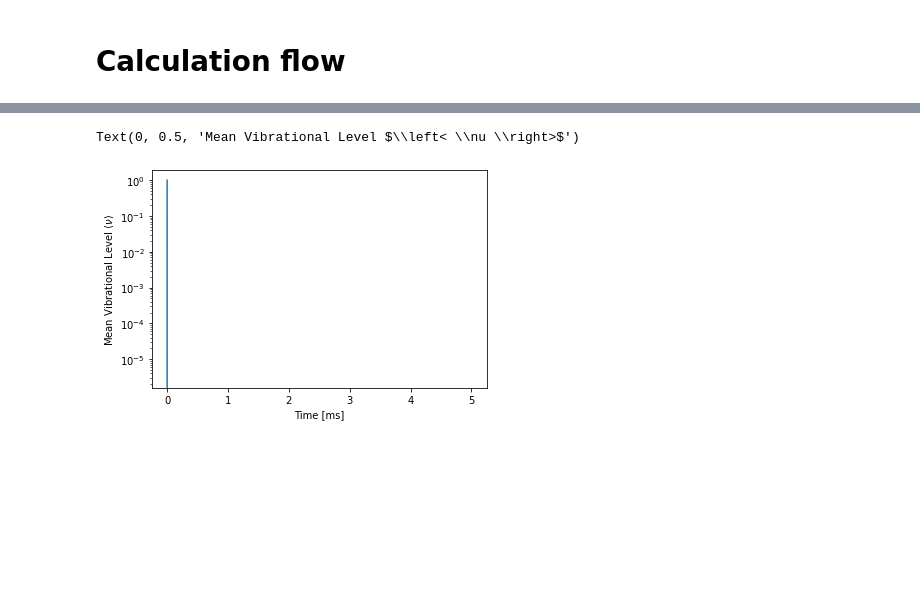
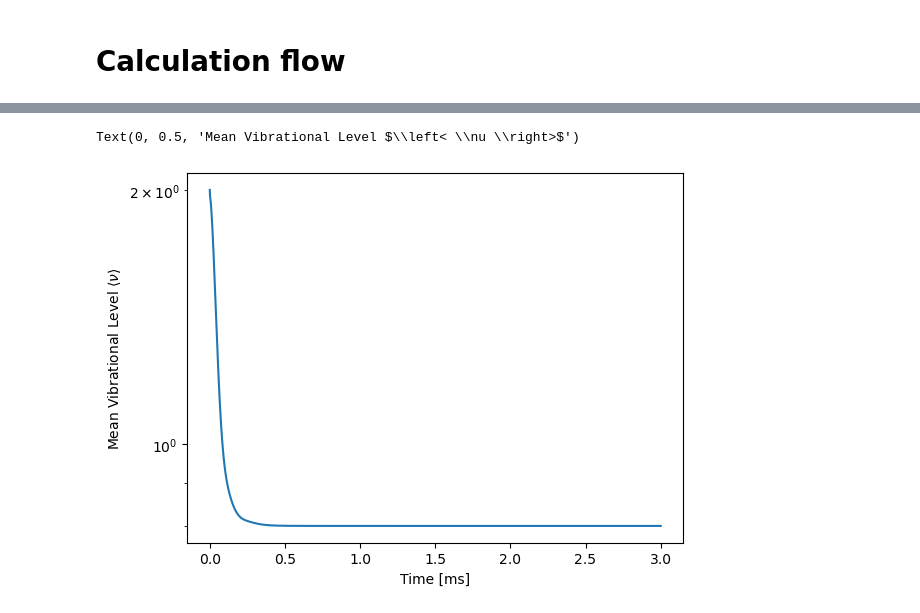
Before and after one commit to HidekiOzawa-NanoQT/Raman_sideband_cooling, a Jupyter notebook: Raman_Sideband_Cooling_rev1.ipynb, the cells around one changed output, grey strips where cells are left out. Cells and saved outputs as stored; diff of their text form; code cells hidden in the pictures; blank space fills up the shorter version.

```diff
--- a/Raman_Sideband_Cooling_rev1.ipynb
+++ b/Raman_Sideband_Cooling_rev1.ipynb
@@ -251,7 +251,7 @@ C_2[N-1][N-1] = 0
 
 # C_R
 crvec = np.array([(1-((2*(j+1)+1)/2)*etaR*etaR)*etaR*np.sqrt(j+1) for j in range(N-1)])
-# crvec[N-2] = 0 # N-1 --> N-2 cooling suppressed
+crvec[N-2] = 0 # N-1 --> N-2 cooling suppressed; Trapping effect
 C_R = np.diag(crvec, k=1)
 
 # C_RP1
@@ -259,7 +259,7 @@ crpdiag = np.array([1-((2*j+1)/2)*eta1*eta1 for j in range(N)], dtype=np.complex
 C_RP1_carrier = np.diag(crpdiag, k=0) # carrier
 crpoffd = np.array([eta1*np.sqrt(j+1) for j in range(N-1)], dtype=np.complex64)
 C_RP1_CSB = np.diag(crpoffd, k=1) # cooling only
-# C_RP1_CSB[N-2][N-1] = 0 # N-1 --> N-2 cooling suppressed
+C_RP1_CSB[N-2][N-1] = 0 # N-1 --> N-2 cooling suppressed; Trapping effect
 C_RP1_HSB = np.diag(crpoffd, k=-1) # heating only
 C_RP1 = C_RP1_CSB + C_RP1_HSB + C_RP1_carrier
 # %%
@@ -305,7 +305,7 @@ def GeoFactor (I,J,F,mF,Jp,Fp,mFp):
     return GeoFac
 
 def GammaFactor (ji,jf):
-    decay_rate = 2*np.pi*2330 #[rad kHz] Decay rate of 3S1-3P1 of Yb
+    decay_rate = 2330 #[rad kHz] Decay rate of 3S1-3P1 of Yb
     tau = 1/decay_rate #[ms] Lifetime in 3P1 state of Yb
     I =  1/2 # Nuclear spin of 171Yb
     invtau  = 2*np.pi/tau # rad kHz
@@ -332,7 +332,7 @@ g21 = abs(round(GammaFactor(2,1),-3))
 
 # nu -> nu' coupling rates
 cooling = np.array([ (etaS*etaS*VL) for VL in range(N)], dtype=np.complex64)
-cooling[N-1] = 0 # N-1 --> N-2 cooling suppressed
+cooling[N-1] = 0 # N-1 --> N-2 cooling suppressed; Trapping effect
 carrier = np.array([ (1-etaS*etaS*(2*VL+1)) for VL in range(N)], dtype=np.complex64)
 heating = np.array([ (etaS*etaS*(VL+1)) for VL in range(N)], dtype=np.complex64)
 
@@ -364,7 +364,7 @@ def RSC(t, y, pbar, state):
 
     ## coherence terms
     H = H_int(t).view()
-    rho = y.reshape([5*N,5*N])
+    rho = y.reshape([3*N,3*N])
     coherence = -1j * (H@rho - rho@H)
 
     ## decoherence terms
@@ -378,7 +378,7 @@ def RSC(t, y, pbar, state):
 ## Initial condition
 
 ## 100% population at state = STATE, nu = VLEVEL
-STATE = 1 # = g2
+STATE = 0 # = g1
 VLEVEL = N-2
 
 def init_state(i):
@@ -388,6 +388,7 @@ def init_state(i):
 plt.bar([VL for VL in range(N)],[init_state(index_1d(STATE,VL)) for VL in range(N)], align="center")
 plt.xlabel(r'Vibrational level $\nu$')
 plt.ylabel('Initial population')
+plt.xlim(0,N)
 
-rho_init = np.array([init_state(i) for i in range(5*N*5*N)], dtype=np.complex64)
+rho_init = np.array([init_state(i) for i in range(3*N*3*N)], dtype=np.complex64)
 # %% [output]
@@ -398,19 +399,30 @@ rho_init = np.array([init_state(i) for i in range(5*N*5*N)], dtype=np.complex64)
 with tqdm(total=t_limit*1000, unit="us") as pbar:
     sol = solve_ivp(RSC, (0, t_limit), rho_init, rtol=1e-13, args=[pbar, [0, 1/1000]])
 # %%
-## Mean Vibrational Level (from 0 to N-2) at g2 state
+## Mean Vibrational Level (from 0 to N-2) at g1 state
 
-def MVL (y, N):
-  ST = 1
+# def MVL (y, N):
+#   ST = 1
+#   val = 0
+#   for VL in range(N-1):
+#     val = val + VL * y[index_1d(ST,VL)].real
+#   return val
+
+def MVL (y):
   val = 0
   for VL in range(N-1):
-    val = val + VL * y[index_1d(ST,VL)].real
-  return val/(N-2)
+    for L in range(3):
+      val = val + VL * y[index_1d(L,VL)].real
+  return val
 
-plt.plot(sol.t, MVL(sol.y,N))
+
+# plt.plot(sol.t, MVL(sol.y,N))
+plt.plot(sol.t, MVL(sol.y))
+# plt.xlim(0,0.001)
+
 plt.yscale('log')
 plt.xlabel('Time [ms]')
 plt.ylabel(r'Mean Vibrational Level $\left< \nu \right>$')
 # %% [output]
 Text(0, 0.5, 'Mean Vibrational Level $\\left< \\nu \\right>$')
-[figure, old version]
+[figure, new version]
```
Also changed, not shown: parts of 10 cells of this notebook.
